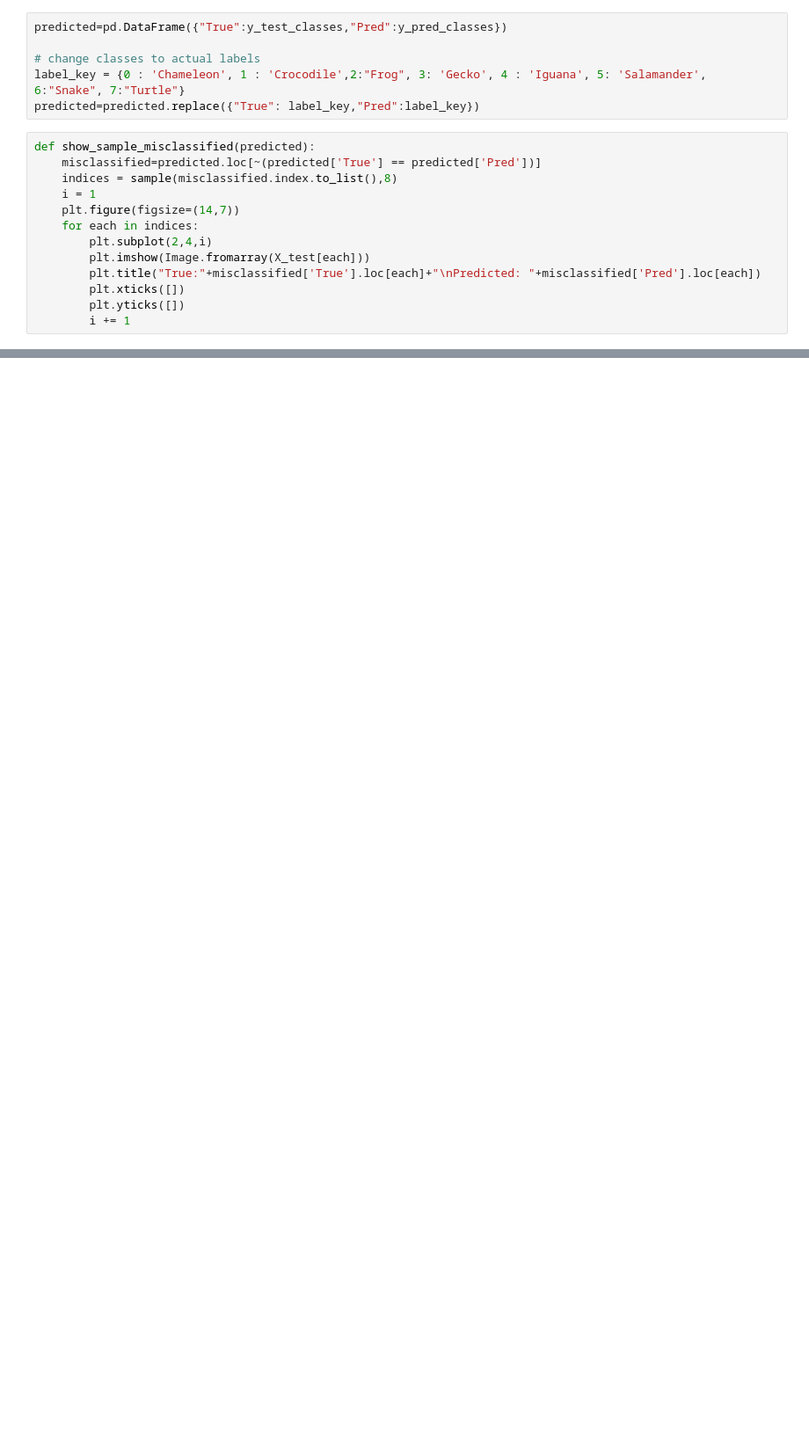
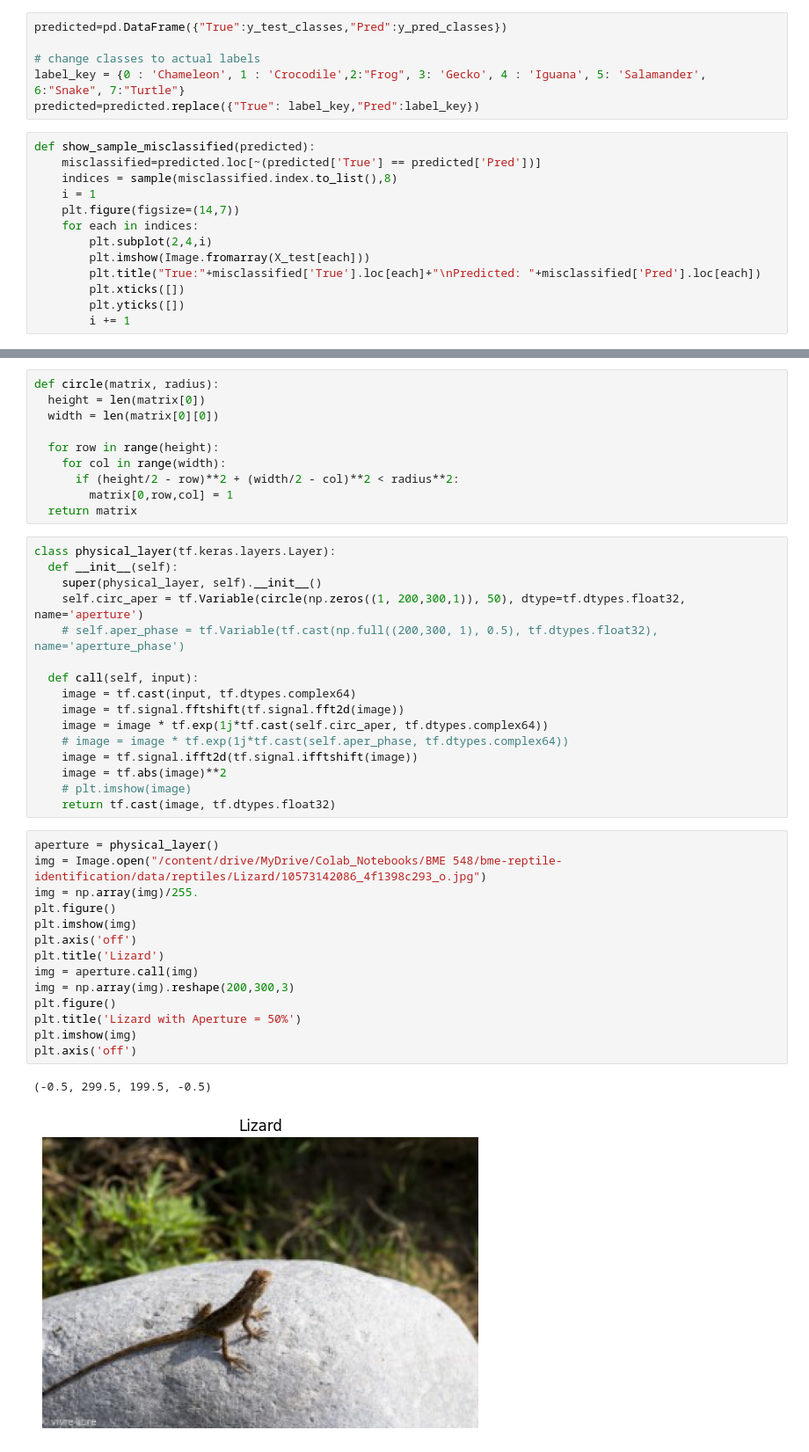
Before and after one commit to erikanfox/bme-reptile-identification, a Jupyter notebook: code/base_model.ipynb, the cells around one changed output, grey strips where cells are left out. Shown at 88% size. Drawn from its saved outputs; the diff is of its cells as text; blank space fills up the shorter version.

```diff
--- a/code/base_model.ipynb
+++ b/code/base_model.ipynb
@@ -211,0 +261,43 @@ show_sample_misclassified(predicted)
+# %%
+def circle(matrix, radius):
+  height = len(matrix[0])
+  width = len(matrix[0][0])
+
+  for row in range(height):
+    for col in range(width):
+      if (height/2 - row)**2 + (width/2 - col)**2 < radius**2:
+        matrix[0,row,col] = 1
+  return matrix
+# %%
+class physical_layer(tf.keras.layers.Layer):
+  def __init__(self):
+    super(physical_layer, self).__init__()
+    self.circ_aper = tf.Variable(circle(np.zeros((1, 200,300,1)), 50), dtype=tf.dtypes.float32, name='aperture')
+    # self.aper_phase = tf.Variable(tf.cast(np.full((200,300, 1), 0.5), tf.dtypes.float32), name='aperture_phase')
+
+  def call(self, input):
+    image = tf.cast(input, tf.dtypes.complex64)
+    image = tf.signal.fftshift(tf.signal.fft2d(image))
+    image = image * tf.exp(1j*tf.cast(self.circ_aper, tf.dtypes.complex64))
+    # image = image * tf.exp(1j*tf.cast(self.aper_phase, tf.dtypes.complex64))
+    image = tf.signal.ifft2d(tf.signal.ifftshift(image))
+    image = tf.abs(image)**2
+    # plt.imshow(image)
+    return tf.cast(image, tf.dtypes.float32)
+# %%
+aperture = physical_layer()
+img = Image.open("/content/drive/MyDrive/Colab_Notebooks/BME 548/bme-reptile-identification/data/reptiles/Lizard/10573142086_4f1398c293_o.jpg")
+img = np.array(img)/255.
+plt.figure()
+plt.imshow(img)
+plt.axis('off')
+plt.title('Lizard')
+img = aperture.call(img)
+img = np.array(img).reshape(200,300,3)
+plt.figure()
+plt.title('Lizard with Aperture = 50%')
+plt.imshow(img)
+plt.axis('off')
+# %% [output]
+(-0.5, 299.5, 199.5, -0.5)
+[figure, added]
```
Also changed, not shown: parts of 15 cells of this notebook.
